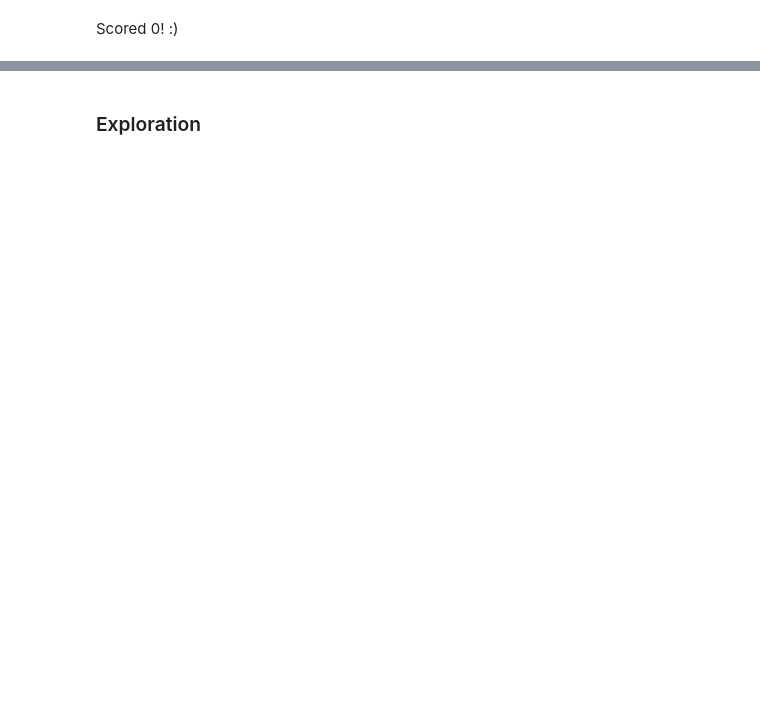
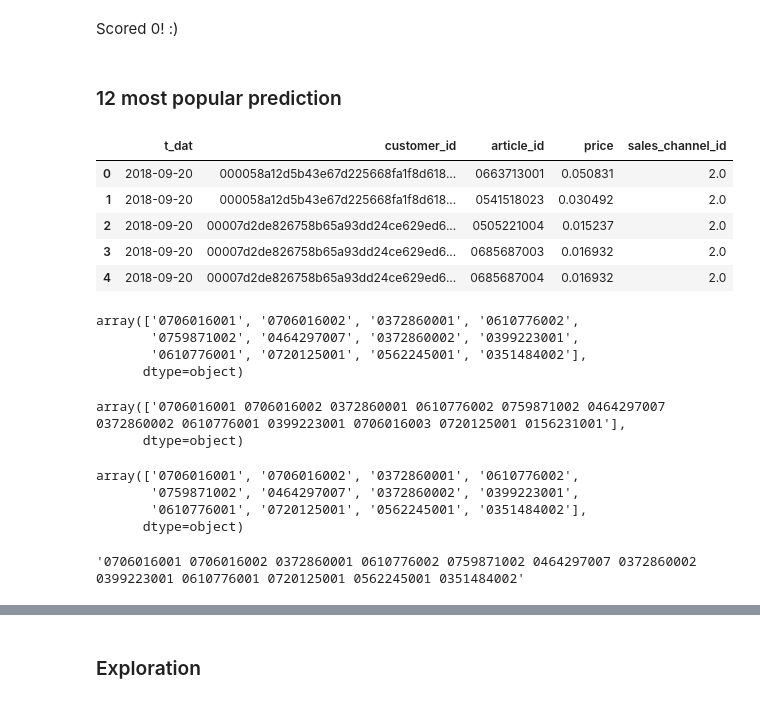
Before and after one commit to stevieg3/fashion-recommendations, a Jupyter notebook: notebooks/01-Initial exploration.ipynb, the cells around one changed output, grey strips where cells are left out. Drawn from its saved outputs; the diff is of its cells as text; code cells hidden in the pictures; blank space fills up the shorter version.

Commit message:
Data splitting and baseline

```diff
--- a/notebooks/01-Initial exploration.ipynb
+++ b/notebooks/01-Initial exploration.ipynb
@@ -13,7 +13,7 @@ pd.options.display.max_columns = None
 # %%
 %%time
 
-articles_df = pd.read_csv('data/articles.csv')
+articles_df = pd.read_csv('data/articles.csv', dtype={'article_id': str})  # Make sure article_id is being loading in as a string
 print(articles_df.shape)
 
 customers_df = pd.read_csv('data/customers.csv')
@@ -22,7 +22,7 @@ print(customers_df.shape)
 sample_submission_df = pd.read_csv('data/sample_submission.csv')
 print(sample_submission_df.shape)
 
-transactions_train_df = pd.read_csv('data/transactions_train.csv')
+transactions_train_df = pd.read_csv('data/transactions_train.csv', dtype={'article_id': str})  # Make sure article_id is being loading in as a string
 print(transactions_train_df.shape)
 # %% [output]
 (105542, 25)
@@ -139,3 +139,39 @@ random_submission['prediction'][0]
 random_submission.to_csv('submissions/20220226-random-rec.csv', index=False)
 # %% [markdown]
 Scored 0! :)
+# %% [markdown]
+### 12 most popular prediction
+# %%
+transactions_train_df.head()
+# %% [output]
+|  | t_dat | customer_id | article_id | price | sales_channel_id |
+| 0 | 2018-09-20 | 000058a12d5b43e67d225668fa1f8d618... | 0663713001 | 0.050831 | 2.0 |
+| 1 | 2018-09-20 | 000058a12d5b43e67d225668fa1f8d618... | 0541518023 | 0.030492 | 2.0 |
+| 2 | 2018-09-20 | 00007d2de826758b65a93dd24ce629ed6... | 0505221004 | 0.015237 | 2.0 |
+| 3 | 2018-09-20 | 00007d2de826758b65a93dd24ce629ed6... | 0685687003 | 0.016932 | 2.0 |
+| 4 | 2018-09-20 | 00007d2de826758b65a93dd24ce629ed6... | 0685687004 | 0.016932 | 2.0 |
+# %%
+top_12 = transactions_train_df.groupby('article_id')['customer_id'].count().sort_values(ascending=False).head(12).index.values
+top_12
+# %% [output]
+array(['0706016001', '0706016002', '0372860001', '0610776002',
+       '0759871002', '0464297007', '0372860002', '0399223001',
+       '0610776001', '0720125001', '0562245001', '0351484002'],
+      dtype=object)
+# %%
+sample_submission_df['prediction'].unique()
+# %% [output]
+array(['0706016001 0706016002 0372860001 0610776002 0759871002 0464297007 0372860002 0610776001 0399223001 0706016003 0720125001 0156231001'],
+      dtype=object)
+# %%
+top_12
+# %% [output]
+array(['0706016001', '0706016002', '0372860001', '0610776002',
+       '0759871002', '0464297007', '0372860002', '0399223001',
+       '0610776001', '0720125001', '0562245001', '0351484002'],
+      dtype=object)
+# %%
+top_12_pred = ' '.join(top_12)
+top_12_pred
+# %% [output]
+'0706016001 0706016002 0372860001 0610776002 0759871002 0464297007 0372860002 0399223001 0610776001 0720125001 0562245001 0351484002'
```
Also changed, not shown: parts of 17 cells of this notebook, 7 other files.
